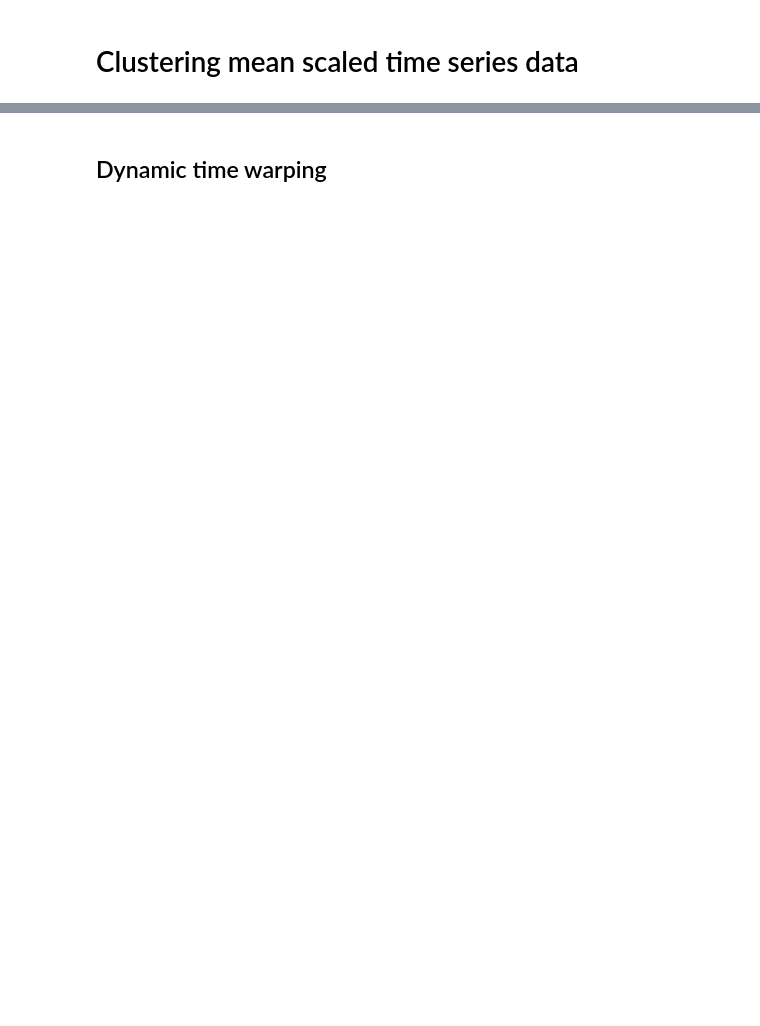
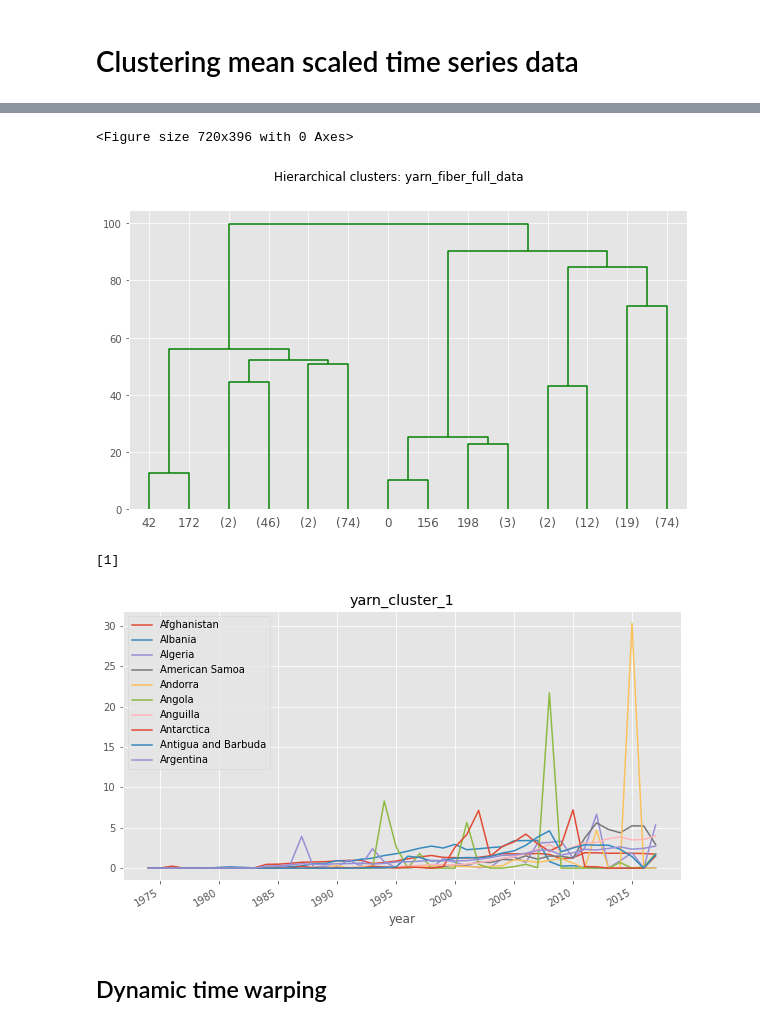
Before and after one commit to GarethWilhelm/TS-Feature-Clustering, a Jupyter notebook: notebooks/clustering_tsfresh_features.ipynb, the cells around one changed output, grey strips where cells are left out. Saved outputs shown, nothing was run; the diff lists cells and outputs as text; code cells hidden in the pictures; blank space fills up the shorter version.

```diff
--- a/notebooks/clustering_tsfresh_features.ipynb
+++ b/notebooks/clustering_tsfresh_features.ipynb
@@ -205,37 +279,39 @@ plt.show()
 # %%
-clf = AgglomerativeClustering(n_clusters=None, distance_threshold = 0).fit(yarn_fiber.T.values)
-
 # plot the top five levels of the dendrogram
 plt.figure(figsize = (10,5.5))
-plt.title=('Raw data hierarchical Clustering Dendrogram')
-linkage_matrix = plot_dendrogram(clf, "raw_data",p=5, color_threshold = 110,truncate_mode='level')
+linkage_matrix = plot_dendrogram(yarn_mean_scaled, "yarn_fiber_full_data",p=3, color_threshold = 110,truncate_mode='level')
 plt.savefig("raw_data_hierarchical")
 plt.show()
 # extract clusters from dendogram
 clusters = fcluster(linkage_matrix, 100, criterion='distance')
 # create a lookup table for series in a given cluster
-yarn_fiber_clusters = yarn_fiber.T.reset_index()
+yarn_fiber_clusters = yarn_mean_scaled.T.reset_index()
 yarn_fiber_clusters["cluster"] = clusters
 yarn_fiber_clusters.rename(columns={'index':'country'},inplace=True)
 yarn_fiber_clustered = yarn_fiber_clusters.set_index("cluster country".split())\
     .sort_index()
 
 # cluster analysis
 clusters = yarn_fiber_clusters.cluster.unique()
 print(clusters)
 for c in clusters:
   countries= yarn_fiber_clustered.loc[c].index.get_level_values(0).unique()
   # random.seed(1)
   n_samples = yarn_fiber_clustered.loc[c].shape[0]
   if n_samples > 10:
     n = random.sample(range(n_samples),10)
   else:
     n = range(n_samples)
   cluster = yarn_fiber_clustered.loc[c].T
-  cluster.iloc[:, n].plot(subplots=False,figsize = (10,5.5),title=f"cluster_{c}")
+  cluster.iloc[:, n].plot(subplots=False,figsize = (10,5.5),title=f"yarn_cluster_{c}")
   plt.legend(countries)
-  # plt.savefig(f"{PATH}/images/raw_data_cluster{c}")
+  plt.savefig(f"{PATH}/images/yarn_full_ts_cluster{c}")
   plt.show()
+# %% [output]
+<Figure size 720x396 with 0 Axes>
+[figure, added]
+[1]
+[figure, added]
 # %% [markdown]
 ## Dynamic time warping
 # %%
```
Also changed, not shown: parts of 18 cells of this notebook.
